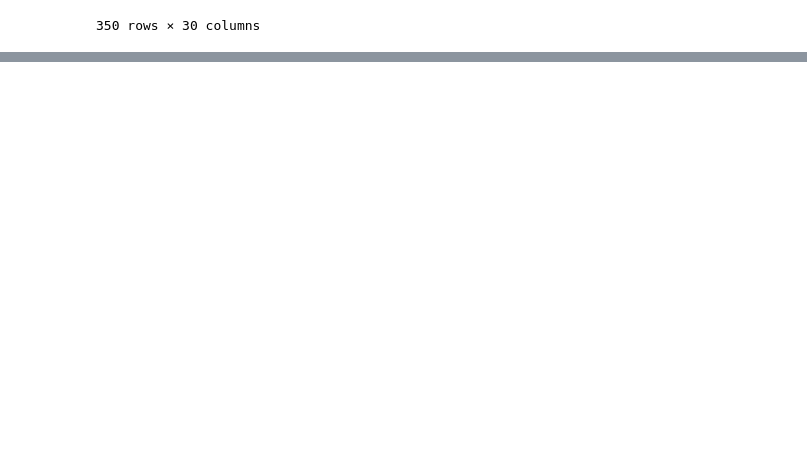
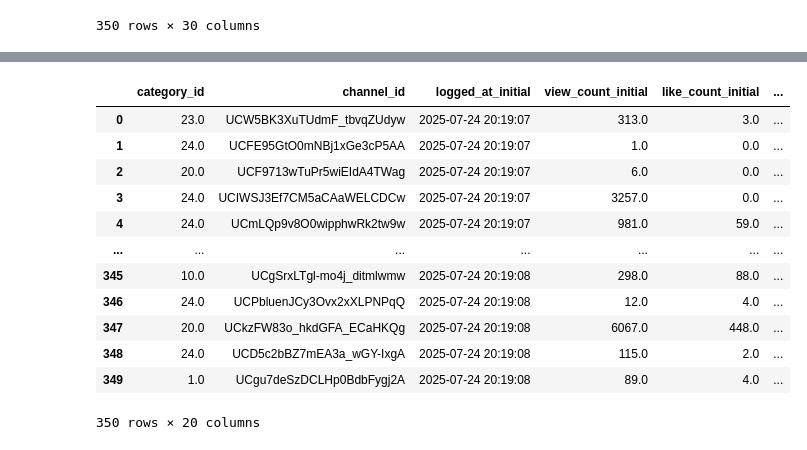
Before and after one commit to DonaldAadithiyan/YT-analytics, a Jupyter notebook: noteboooks/02_preprocessing.ipynb, the cells around one changed output, grey strips where cells are left out. Drawn from its saved outputs; the diff is of its cells as text; code cells hidden in the pictures; blank space fills up the shorter version.

```diff
--- a/noteboooks/02_preprocessing.ipynb
+++ b/noteboooks/02_preprocessing.ipynb
@@ -17,3 +21,8 @@ cleaned_dataset
 | 348 | ZWaWBOOLkL8 | 24.0 | IN | UCD5c2bBZ7mEA3a_wGY-IxgA | AV Films | 2025-07-24 20:19:08 | 115.0 | ... |
 | 349 | zwWVez-5Mts | 1.0 | IN | UCgu7deSzDCLHp0BdbFygj2A | MK FILM 2017 | 2025-07-24 20:19:08 | 89.0 | ... |
 350 rows × 30 columns
+# %%
+scaler = StandardScaler()
+cleaned_dataset[['c_subscriber_count_initial', 'c_subscriber_count_final']] = scaler.fit_transform(
+    cleaned_dataset[['c_subscriber_count_initial', 'c_subscriber_count_final']]
+)
@@ -19,0 +116,31 @@ cleaned_dataset
+# %%
+columns_to_drop = [
+    'c_subscriber_count_final',
+    'c_view_count_final',
+    'comment_count_final',
+    'comment_count_initial',
+    'comment_count_difference',
+    'avg_comment_diff_per_category',
+    'subscriber_count_difference',
+    'video_id',
+    'country',
+    'channel_title'
+]
+
+cleaned_dataset.drop(columns=columns_to_drop, inplace=True)
+# %%
+cleaned_dataset
+# %% [output]
+|  | category_id | channel_id | logged_at_initial | view_count_initial | like_count_initial | ... |
+| 0 | 23.0 | UCW5BK3XuTUdmF_tbvqZUdyw | 2025-07-24 20:19:07 | 313.0 | 3.0 | ... |
+| 1 | 24.0 | UCFE95GtO0mNBj1xGe3cP5AA | 2025-07-24 20:19:07 | 1.0 | 0.0 | ... |
+| 2 | 20.0 | UCF9713wTuPr5wiEIdA4TWag | 2025-07-24 20:19:07 | 6.0 | 0.0 | ... |
+| 3 | 24.0 | UCIWSJ3Ef7CM5aCAaWELCDCw | 2025-07-24 20:19:07 | 3257.0 | 0.0 | ... |
+| 4 | 24.0 | UCmLQp9v8O0wipphwRk2tw9w | 2025-07-24 20:19:07 | 981.0 | 59.0 | ... |
+| ... | ... | ... | ... | ... | ... | ... |
+| 345 | 10.0 | UCgSrxLTgl-mo4j_ditmlwmw | 2025-07-24 20:19:08 | 298.0 | 88.0 | ... |
+| 346 | 24.0 | UCPbluenJCy3Ovx2xXLPNPqQ | 2025-07-24 20:19:08 | 12.0 | 4.0 | ... |
+| 347 | 20.0 | UCkzFW83o_hkdGFA_ECaHKQg | 2025-07-24 20:19:08 | 6067.0 | 448.0 | ... |
+| 348 | 24.0 | UCD5c2bBZ7mEA3a_wGY-IxgA | 2025-07-24 20:19:08 | 115.0 | 2.0 | ... |
+| 349 | 1.0 | UCgu7deSzDCLHp0BdbFygj2A | 2025-07-24 20:19:08 | 89.0 | 4.0 | ... |
+350 rows × 20 columns
```
Also changed, not shown: parts of 12 cells of this notebook, 6 other files.
